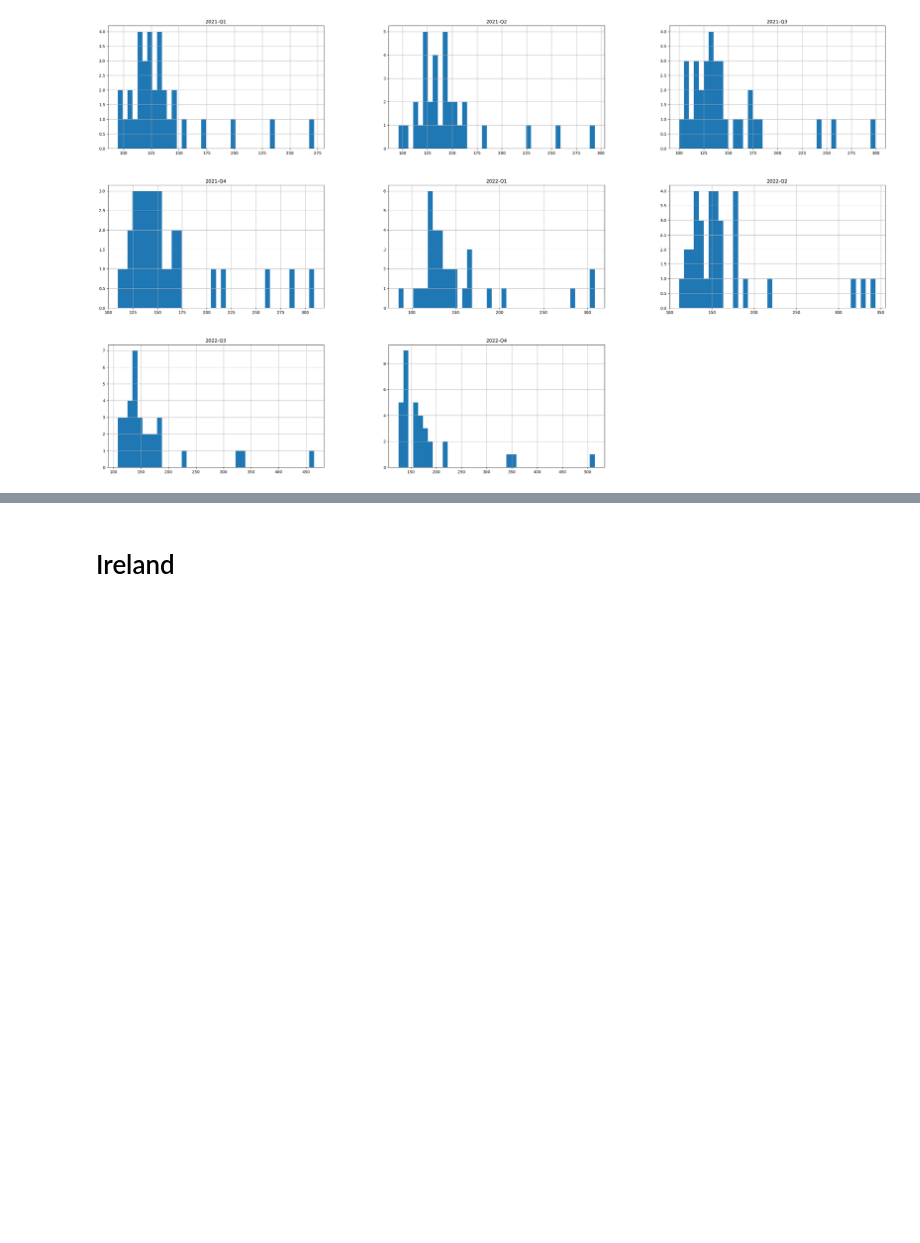
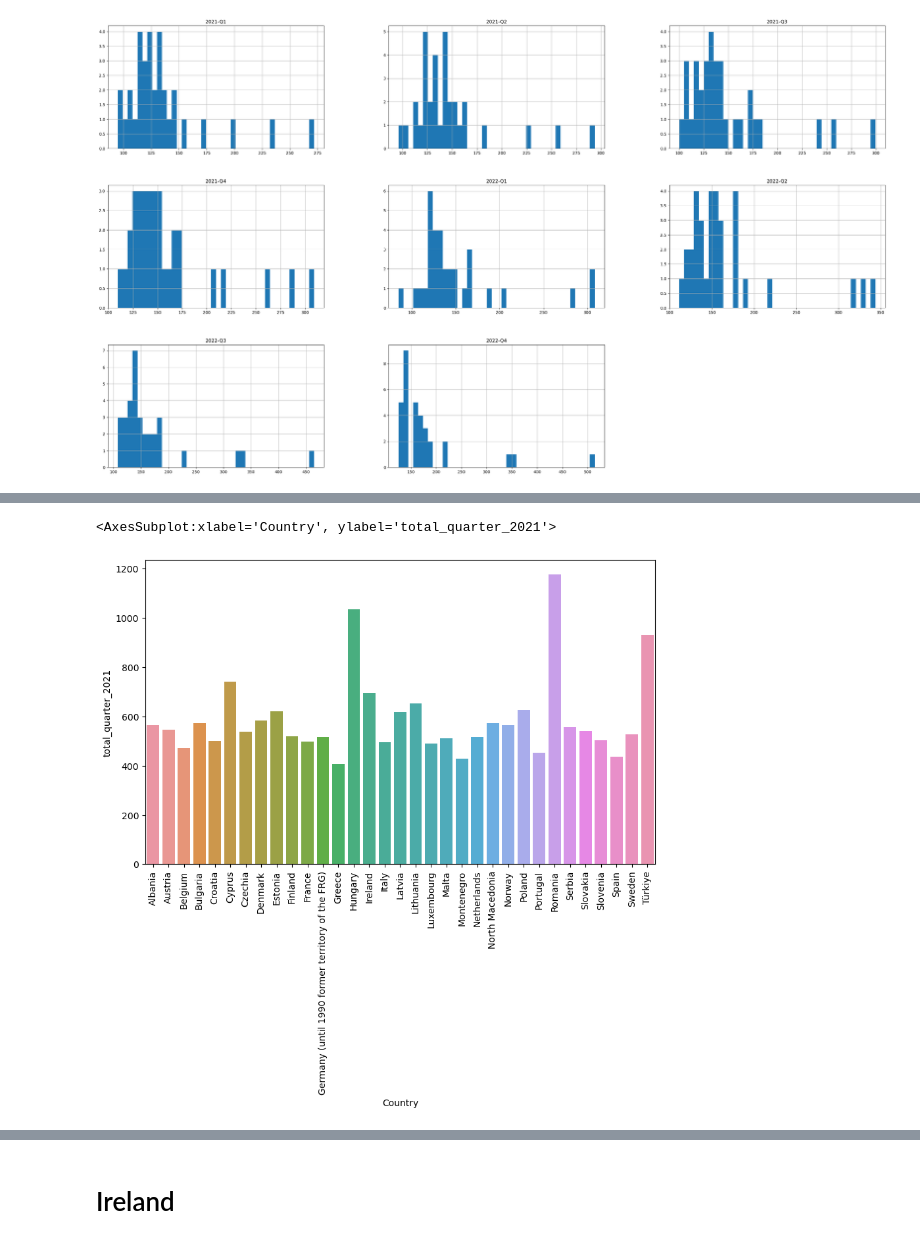
Before and after one commit to 2021029/Project_2, a Jupyter notebook: CA_2.ipynb, the cells around one changed output, grey strips where cells are left out. Saved outputs shown, nothing was run; the diff lists cells and outputs as text; code cells hidden in the pictures; blank space fills up the shorter version.

```diff
--- a/CA_2.ipynb
+++ b/CA_2.ipynb
@@ -387,0 +311,8 @@ import tabula
+# %%
+# Plotting the total of 2021 and seeing the the higher values.
+plt.figure(figsize=(10,6))
+plt.xticks(rotation = 90)
+sns.barplot(wage.Country, wage.total_quarter_2021)
+# %% [output]
+<AxesSubplot:xlabel='Country', ylabel='total_quarter_2021'>
+[figure, added]
```
Also changed, not shown: parts of 195 cells of this notebook.
